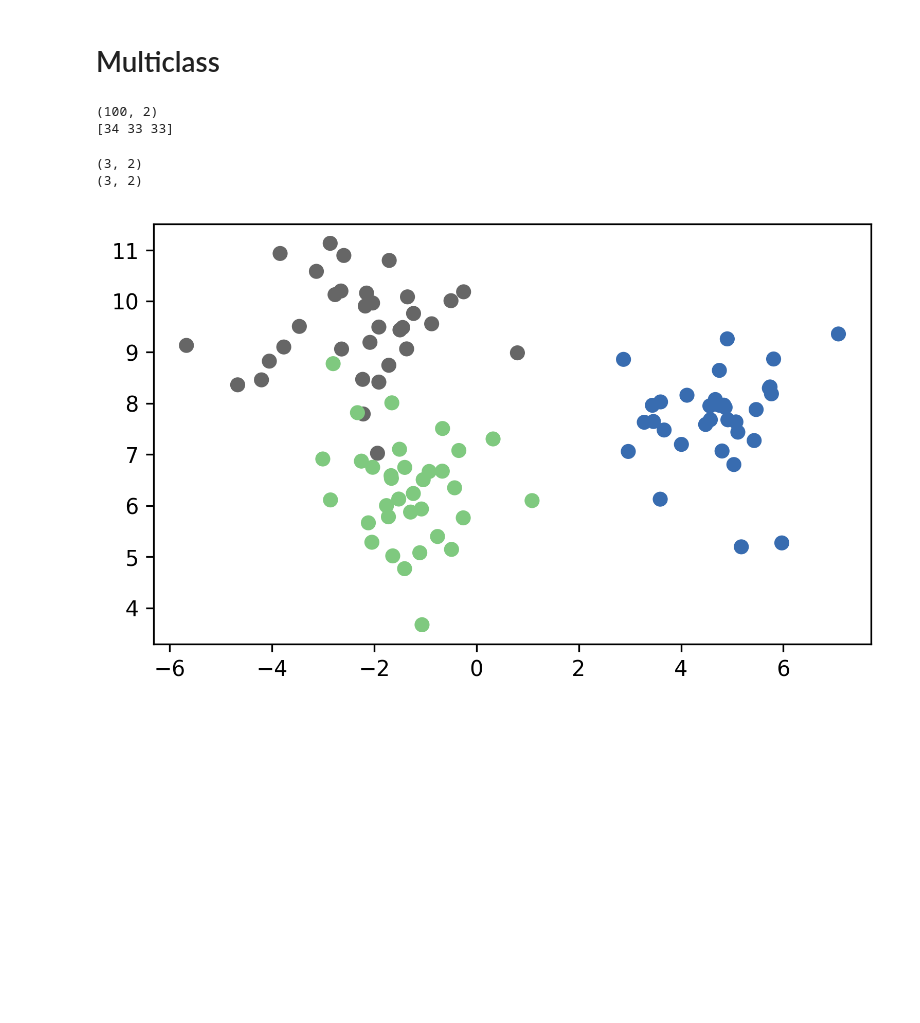
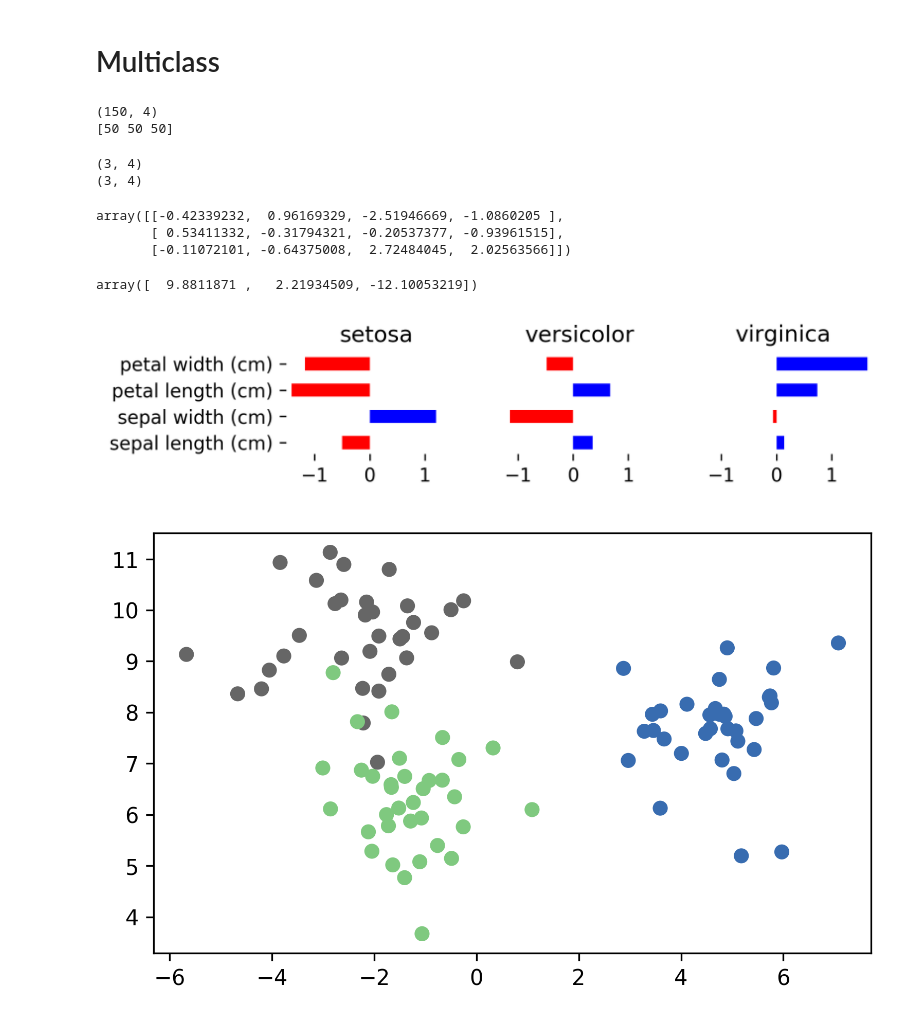
Before and after one commit to amueller/applied_ml_spring_2017, a Jupyter notebook: slides/aml-06.ipynb, the cells around one changed output. Drawn from its saved outputs; the diff is of its cells as text; code cells hidden in the pictures; blank space fills up the shorter version.

```diff
--- a/slides/aml-06.ipynb
+++ b/slides/aml-06.ipynb
@@ -74,22 +74,32 @@ ax.plot(line, 1. / (1 + np.exp(-line)))
 # %% [markdown]
 # Multiclass
 # %%
-from sklearn.datasets import make_blobs
-
-X, y = make_blobs(random_state=27)
+from sklearn.datasets import load_iris
+iris = load_iris()
+X, y = iris.data, iris.target
 print(X.shape)
 print(np.bincount(y))
 # %% [output]
-(100, 2)
-[34 33 33]
+(150, 4)
+[50 50 50]
 # %%
 from sklearn.linear_model import LogisticRegression
 from sklearn.svm import LinearSVC
 
-logreg = LogisticRegression().fit(X, y)
+logreg = LogisticRegression(multi_class="multinomial", solver="lbfgs").fit(X, y)
 linearsvm = LinearSVC().fit(X, y)
 print(logreg.coef_.shape)
 print(linearsvm.coef_.shape)
 # %% [output]
-(3, 2)
-(3, 2)
+(3, 4)
+(3, 4)
+# %%
+logreg.coef_
+# %% [output]
+array([[-0.42339232,  0.96169329, -2.51946669, -1.0860205 ],
+       [ 0.53411332, -0.31794321, -0.20537377, -0.93961515],
+       [-0.11072101, -0.64375008,  2.72484045,  2.02563566]])
+# %%
+logreg.intercept_
+# %% [output]
+array([  9.8811871 ,   2.21934509, -12.10053219])
@@ -96,3 +109,18 @@ print(linearsvm.coef_.shape)
+# %%
+fig, axes = plt.subplots(1, 3, figsize=(6, 1.5))
+for ax, coef, classname in zip(axes, logreg.coef_, iris.target_names):
+    ax.barh(range(4), coef, height=.5, color=plt.cm.bwr_r(np.sign(coef)))
+    ax.set_xlim(logreg.coef_.min() - .1, logreg.coef_.max() + .1)
+
+    ax.set_title(classname)
+    ax.set_frame_on(False)
+    ax.set_yticks(())
+
+axes[0].set_yticks(range(4))
+axes[0].set_yticklabels(iris.feature_names)
+plt.tight_layout()
+# %% [output]
+[figure, added]
 # %%
 from sklearn.datasets import make_blobs
 X, y = make_blobs(random_state=27)
```
Also changed, not shown: parts of 15 cells of this notebook, 1 other file.
